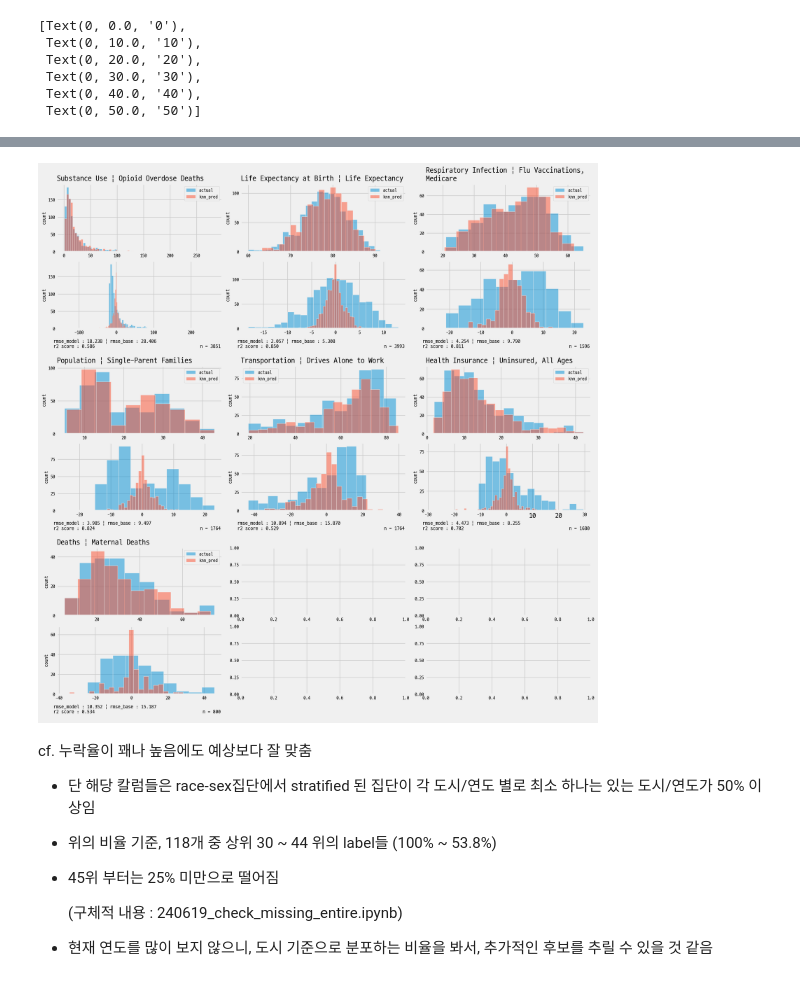
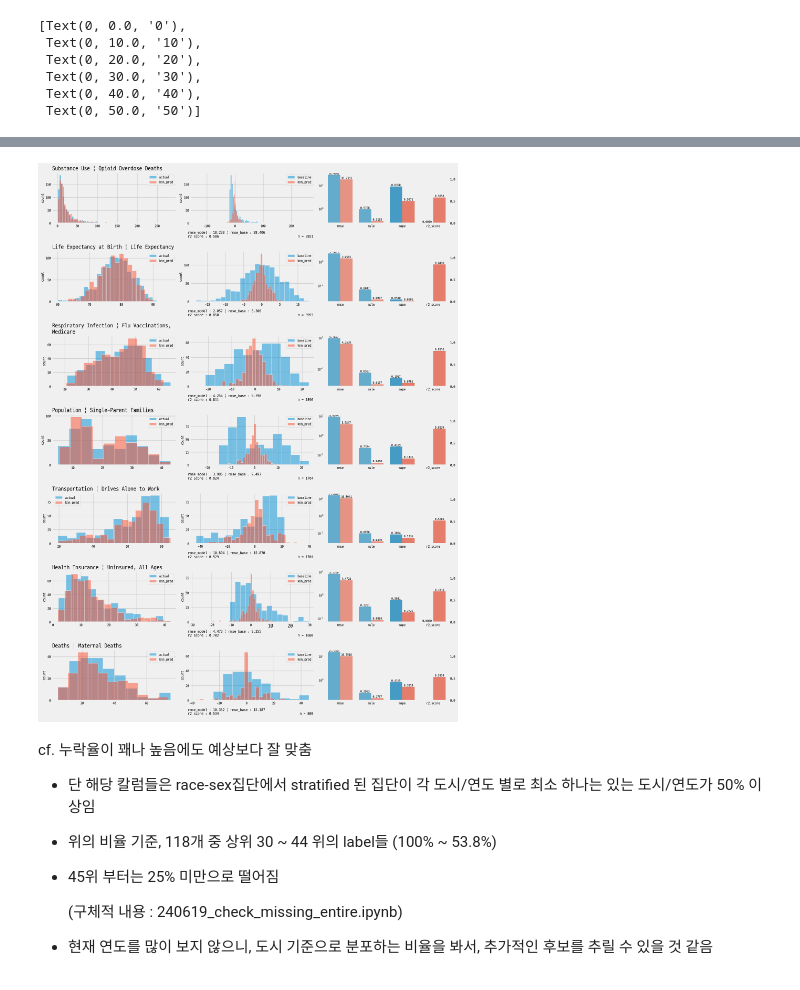
Before and after one commit to WASSUP-AIModel-3rd-Project1/Project-1, a Jupyter notebook: 240620_how_to_fill_missing.ipynb, the cells around one changed output, grey strips where cells are left out. Cells and saved outputs as stored; diff of their text form; code cells hidden in the pictures.

Commit message:
feat/ plot error score

```diff
--- a/240620_how_to_fill_missing.ipynb
+++ b/240620_how_to_fill_missing.ipynb
@@ -1053,7 +1082,7 @@ for n,key in enumerate(data_plot.keys()):
     ax = axes.flatten()[n]
     ax.set_ylabel('')
     ax.set_title(key,fontsize=12)
-    ax.set_xlabel('rmse_model : {:.3f} | rmse_base : {:.3f}\nr2 score : {:.3f} {:>35}\n'.format(*dict_score[key],
+    ax.set_xlabel('rmse_model : {:.3f} | rmse_base : {:.3f}\nr2 score : {:.3f} {:>35}\n'.format(*dict_score[key]['rmse'],dict_score[key]['r2_score'][0],
         f'n = {len(dict_train_test[key][0])}'), fontsize=10, ha ='left')
 
 for ax in axes.flatten():
@@ -1075,3 +1104,6 @@ ax.get_yticklabels()
  Text(0, 30.0, '30'),
  Text(0, 40.0, '40'),
  Text(0, 50.0, '50')]
+# %%
+df_score = pd.DataFrame(dict_score[test_cols[0]]).T[[1,0]]
+df_score
@@ -1078,31 +1116,56 @@ ax.get_yticklabels()
 # %%
-fig,axes = plt.subplots(6,3,figsize=(15,15))
+from itertools import repeat, chain
+
+fig,axes = plt.subplots(len(data_plot),3,figsize=(15,20))
 for n, col in enumerate(data_plot.keys()):
-    quo, rem = divmod(n,3)
-    ax1, ax2 = axes[2*quo][rem], axes[2*quo+1][rem]
+    #quo, rem = divmod(n,3)
+    ax1, ax2, ax3 = axes[n][0], axes[n][1], axes[n][2]
     test_y, y_pred = data_plot[col]
     train_y = dict_train_test[col][2]
 
     sns.histplot(test_y,label='actual',ax=ax1,alpha=0.5)
     sns.histplot(y_pred,label='knn_pred',ax=ax1,alpha=0.5)
+    ax1.legend(fontsize=9)
+
     sns.histplot(test_y-np.mean(train_y),ax=ax2, label = 'baseline',alpha=0.5)
     sns.histplot(test_y-y_pred,ax=ax2, label = 'knn_pred',alpha=0.5)
-    ax1.legend(fontsize=9)
+    ax2.legend(fontsize=9)
+
+    df_score = pd.DataFrame(dict_score[col]).T[[1,0]]
+    xs = list(chain.from_iterable(repeat(val,2) for val in df_score.index))
+    ax3r = ax3.twinx()
+    sns.barplot(x=xs[:4],y=list(df_score.values.reshape(-1))[:4],
+                hue = ['knn_pred','base']*2,ax=ax3,alpha=0.65,legend=False)
+    sns.barplot(x=xs[4:],y=list(df_score.values.reshape(-1))[4:],
+                hue = ['knn_pred','base']*2,ax=ax3r,alpha=0.8,legend=False)
+    ax3.set_yscale('log')
+    ax3r.set_ylim([0.0,1.15])
+    ax3r.bar_label(ax3r.containers[0], fontsize=8, fmt='%.4f')
+    ax3r.bar_label(ax3r.containers[1], fontsize=8, fmt='%.4f')
+    ax3.grid(False)
+    ax3r.grid(False)
+    ax3r.set_yscale('linear')
+    ax3.bar_label(ax3.containers[0], fontsize=8, fmt='%.4f')
+    ax3.bar_label(ax3.containers[1], fontsize=8, fmt='%.4f')
+    #ax3.axvline()
 
     ax1.set_title(str_cutter(col,50),fontsize=15,loc='left',ha='left')
     ax2.xaxis.set_label_coords(-0.02, -0.15)
-    ax2.set_xlabel('rmse_model : {:.3f} | rmse_base : {:.3f}\nr2 score : {:.3f} {:>48}\n'.format(*dict_score[col],
+    ax2.set_xlabel('rmse_model : {:.3f} | rmse_base : {:.3f}\nr2 score : {:.3f} {:>48}\n'.format(*dict_score[col]['rmse'],dict_score[col]['r2_score'][0],
         f'n = {len(dict_train_test[col][0])}'), fontsize=10,ha ='left')
     #ax2.xaxis.set_label_position('left')
     ax1.set_xlabel('')
+    ax3.set_xlabel('')
     ax1.set_ylabel('count',fontsize =10)
     ax2.set_ylabel('count',fontsize =10)
+    plt.setp(ax3.get_yticklabels(),rotation = 0, fontsize = 9, color='#333333')
+    plt.setp(ax3r.get_yticklabels(),rotation = 0, fontsize = 9)
 
 for ax in axes.flatten():
     plt.setp(ax.get_yticklabels(),rotation = 0, fontsize = 9)
     plt.setp(ax.get_xticklabels(),ha ='center',rotation = 0, fontsize = 9)
 # %% [output]
-[figure, old version]
+[figure, new version]
 # %% [markdown]
 cf. 누락율이 꽤나 높음에도 예상보다 잘 맞춤
 - 단 해당 칼럼들은 race-sex집단에서 stratified 된 집단이 각 도시/연도 별로 최소 하나는 있는 도시/연도가 50% 이상임
```
Also changed, not shown: parts of 4 cells of this notebook.
